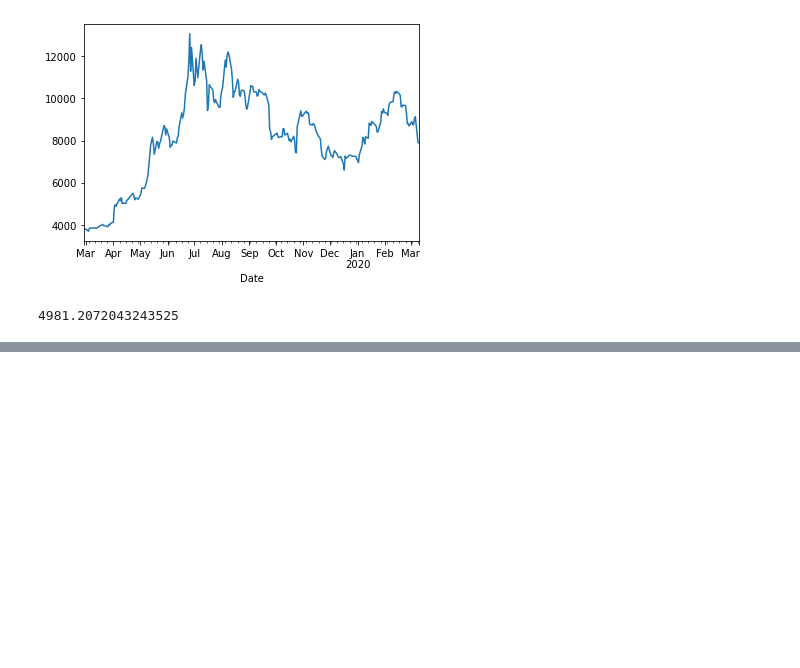
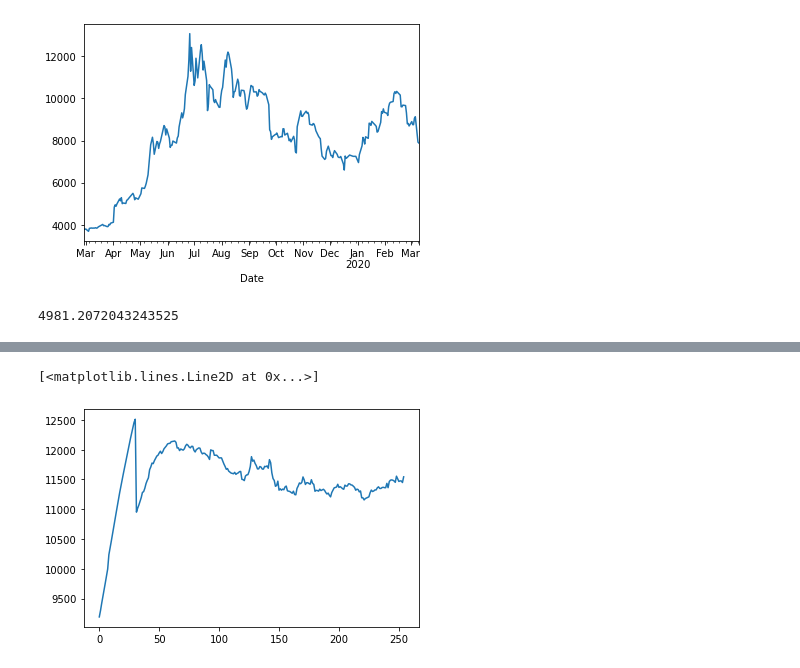
Before and after one commit to herrfeder/DataScientist, a Jupyter notebook: Project_05_Capstone_Stock_Chart_Analysis/03_model_ARIMAX.ipynb, the cells around one changed output, grey strips where cells are left out. Cells and saved outputs as stored; diff of their text form; code cells hidden in the pictures; blank space fills up the shorter version.

```diff
--- a/Project_05_Capstone_Stock_Chart_Analysis/03_model_ARIMAX.ipynb
+++ b/Project_05_Capstone_Stock_Chart_Analysis/03_model_ARIMAX.ipynb
@@ -210,3 +207,5 @@ valid["bitcoin_Price"].plot()
 sqrt(mean_squared_error(forecast.predicted_mean, valid["bitcoin_Price"]))
 # %% [output]
 4981.2072043243525
+# %%
+var_forecast = pd.read_csv("var_pred.csv")
@@ -212,0 +229,5 @@ sqrt(mean_squared_error(forecast.predicted_mean, valid["bitcoin_Price"]))
+# %%
+plt.plot(var_forecast["bitcoin_Price"].values + forecast.predicted_mean[:255].values)
+# %% [output]
+[<matplotlib.lines.Line2D at 0x...>]
+[figure, added]
```
Also changed, not shown: parts of 6 cells of this notebook, 4 other files.
